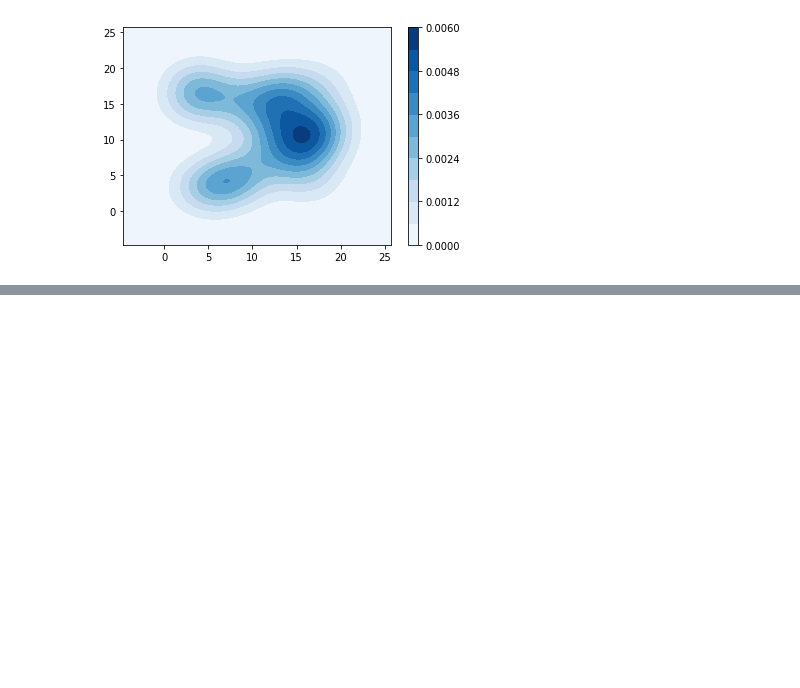
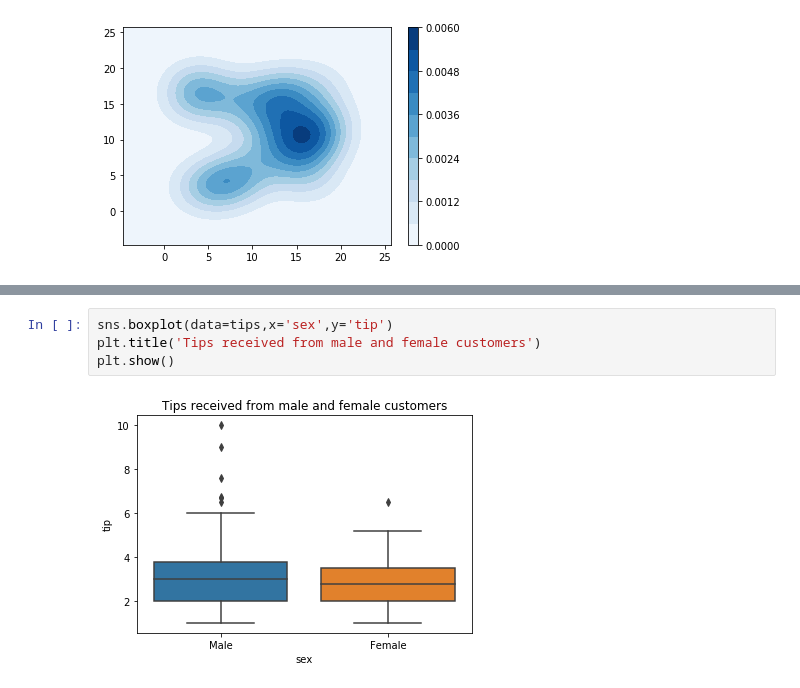
Before and after one commit to ajaytech002/visualization, a Jupyter notebook: Seaborn Demo Examples.ipynb, the cells around one changed output, grey strips where cells are left out. Saved outputs shown, nothing was run; the diff lists cells and outputs as text; blank space fills up the shorter version.

```diff
--- a/Seaborn Demo Examples.ipynb
+++ b/Seaborn Demo Examples.ipynb
@@ -574,0 +597,6 @@ plt.show()
+# %%
+sns.boxplot(data=tips,x='sex',y='tip')
+plt.title('Tips received from male and female customers')
+plt.show()
+# %% [output]
+[figure, added]
```
Also changed, not shown: parts of 6 cells of this notebook, 12 other files.
